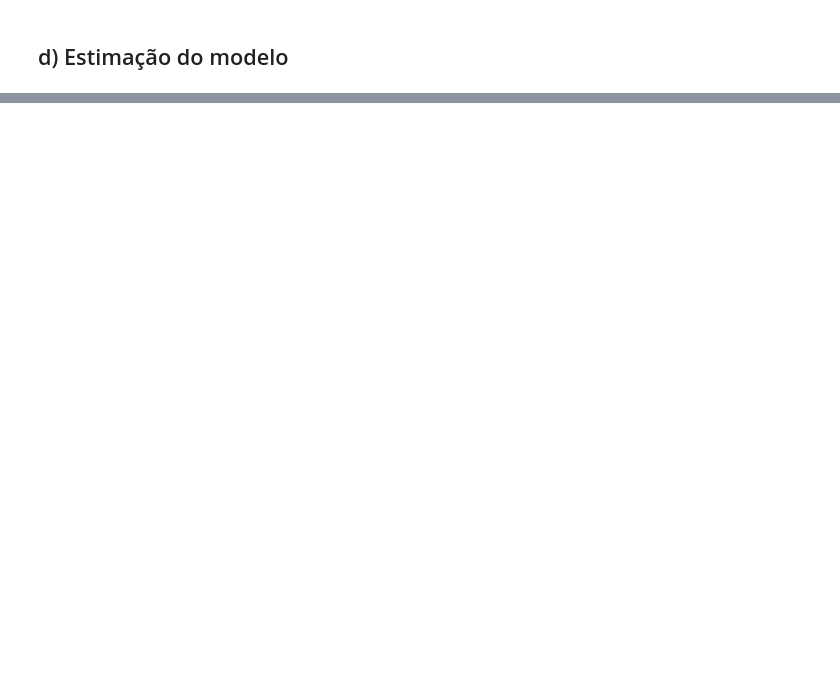
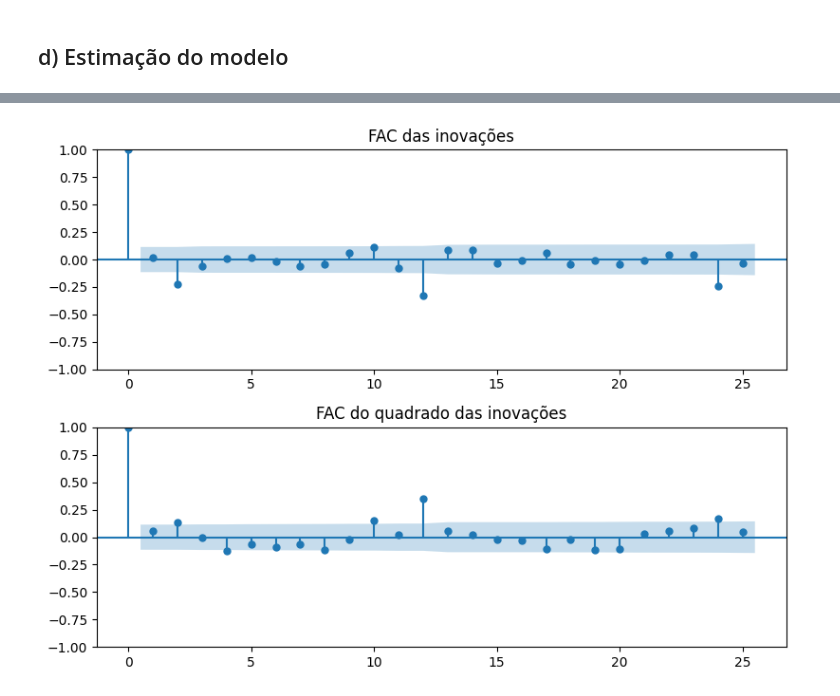
Before and after one commit to asdmalizia/masters, a Jupyter notebook: Modelos estruturais/Lista 2.ipynb, the cells around one changed output, grey strips where cells are left out. Cells and saved outputs as stored; diff of their text form; code cells hidden in the pictures; blank space fills up the shorter version.

```diff
--- a/Modelos estruturais/Lista 2.ipynb
+++ b/Modelos estruturais/Lista 2.ipynb
@@ -144,0 +289,8 @@ plt.show()
+# %%
+fig, ax = plt.subplots(2, figsize=(8,6))
+plot_acf(inovacoes, ax=ax[0], title='FAC das inovações')
+plot_acf(inovacoes.pow(2), ax=ax[1], title='FAC do quadrado das inovações')
+fig.tight_layout()
+plt.show()
+# %% [output]
+[figure, added]
```
Also changed, not shown: parts of 34 cells of this notebook, 2 other files.
